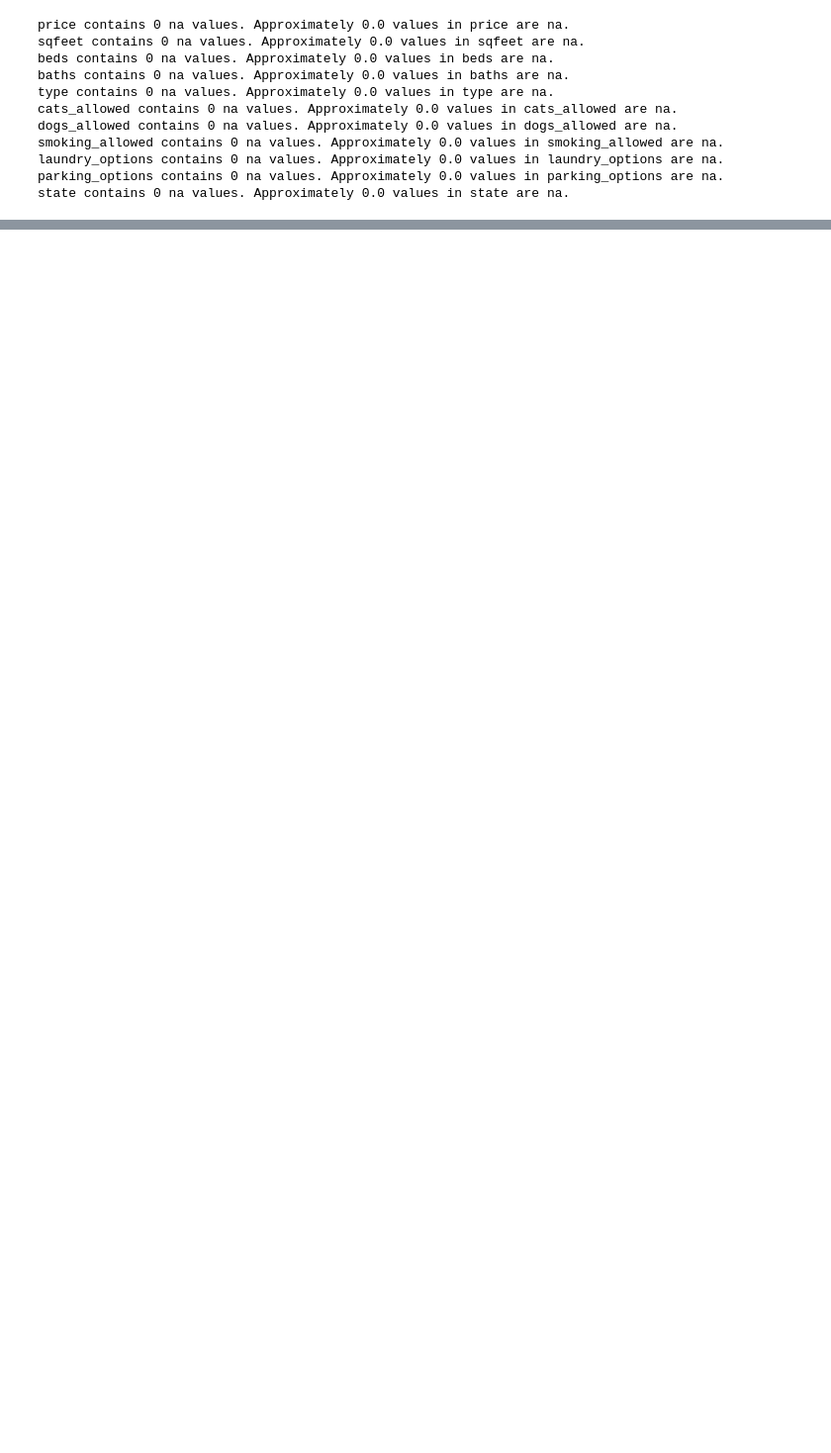
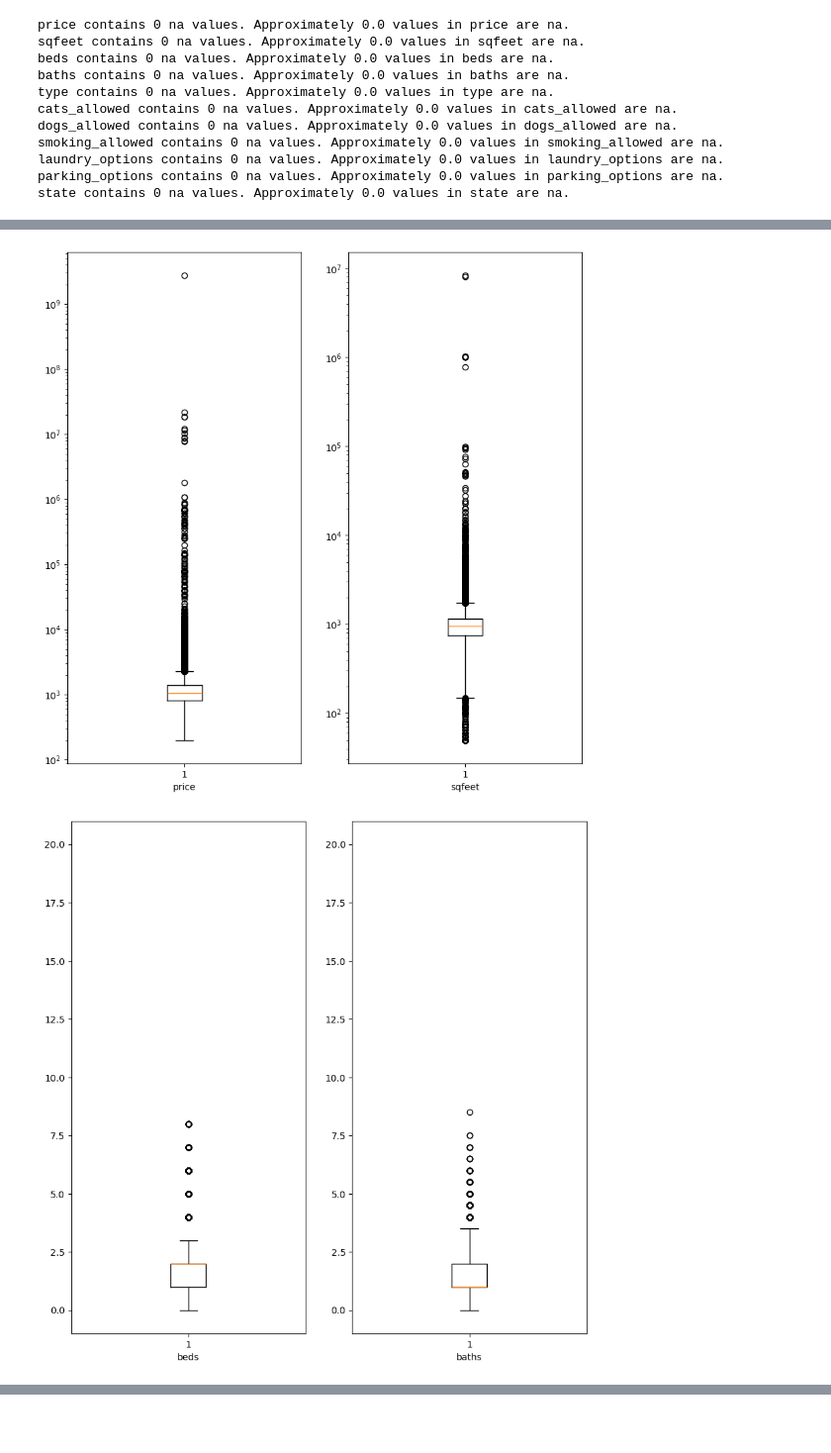
Before and after one commit to taylor-j-murray/Machine-Learning-Project, a Jupyter notebook: Housing_Data_ML/EDA.ipynb, the cells around one changed output, grey strips where cells are left out. Shown at 99% size. Drawn from its saved outputs; the diff is of its cells as text; code cells hidden in the pictures; blank space fills up the shorter version.

```diff
--- a/Housing_Data_ML/EDA.ipynb
+++ b/Housing_Data_ML/EDA.ipynb
@@ -234,0 +387,39 @@ As indicated the above cell, the DataFrame `data` now has each old na value in `
+# %%
+
+def BoxPlots(db : pd.DataFrame, cols : list[str], n_cols: int, y_scale , col_to_yticks : dict = {}, figsize = (10,10), max_min : tuple[int,int] = None):
+
+    n_total = len(cols)
+    n_rows = int(np.ceil(n_total/n_cols))
+    fig, ax = plt.subplots(n_rows, n_cols, figsize= figsize)
+    ax = np.atleast_2d(ax)
+    for idx, col in enumerate(cols):
+        if not pd.api.types.is_numeric_dtype(db[col]):
+            raise TypeError(f"dtype of {col} is not numeric")
+        i,j = divmod(idx, n_cols)
+
+        ax[i,j].boxplot(data[col])
+        ax[i,j].set_yscale(y_scale)
+        ax[i,j].set_xlabel(col)
+
+        if max_min is not None:
+            y_min = max_min[0]
+            y_max = max_min[1]
+            ax[i,j].set_ylim(y_min-1, y_max+1)
+        if col in col_to_yticks.keys():
+            ax[i,j].set_yticks(col_to_yticks[col])
+    for k in range(n_total, n_rows*n_cols):
+        i,j = divmod(k, n_cols)
+        ax[i,j].axis('off')
+
+    plt.show()
+
+columns = ['price','sqfeet']
+
+BoxPlots(data, columns, n_cols =2, y_scale ='log')
+
+columns =['beds','baths']
+
+BoxPlots(data, columns, n_cols =2, y_scale ='linear', max_min=(0,20))
+# %% [output]
+[figure, added]
+[figure, added]
```
Also changed, not shown: parts of 23 cells of this notebook, 2 other files.
